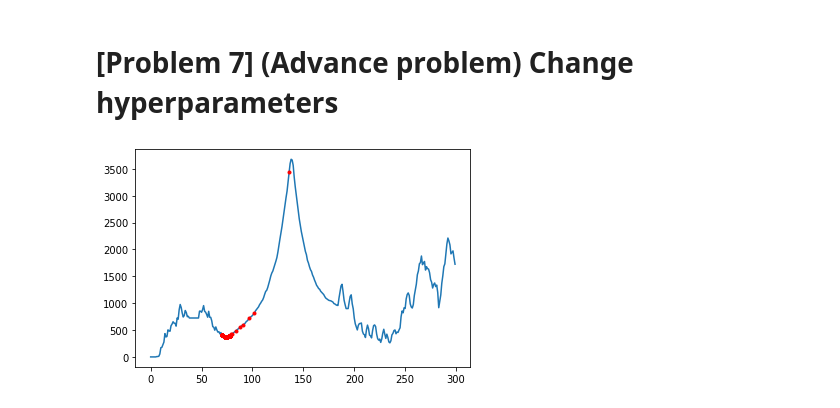
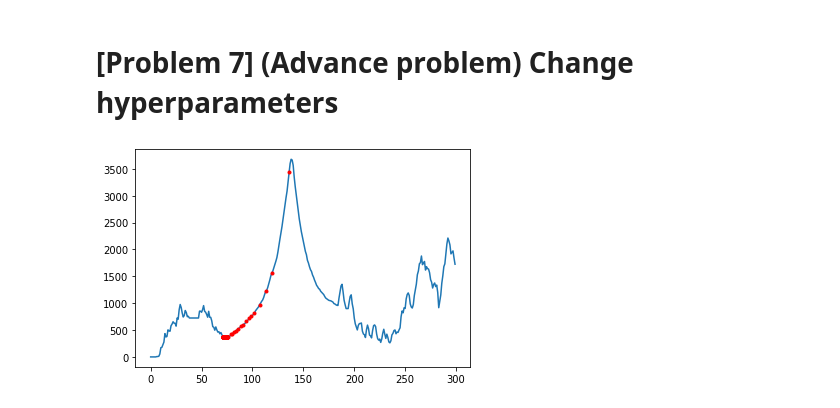
Before and after one commit to tiviluson/diveintocode-ml, a Jupyter notebook: Assignment_2b_A_question_of_going_down_Mt_Fuji.ipynb, the cells around one changed output. Cells and saved outputs as stored; diff of their text form; code cells hidden in the pictures.

```diff
--- a/Assignment_2b_A_question_of_going_down_Mt_Fuji.ipynb
+++ b/Assignment_2b_A_question_of_going_down_Mt_Fuji.ipynb
@@ -61,7 +61,7 @@ IndexError:
 def going_down(current_point, elevation=fuji.T[3], number_of_steps=100, alpha=0.2):
     res = [current_point]
     for i in range(number_of_steps):
-        current_point = calculate_destination(current_point)
+        current_point = calculate_destination(current_point, alpha=alpha)
         res.append(current_point)
     return res
 
@@ -87,9 +87,9 @@ plt.show()
 # %% [markdown]
 # [Problem 7] (Advance problem) Change hyperparameters
 # %%
-path = going_down(136, alpha=0)
+path = going_down(136, alpha=0.1)
 plt.plot(fuji.T[0], fuji.T[3])
 plt.plot(path, [fuji.T[3][i] for i in path], 'r.')
 plt.show()
 # %% [output]
-[figure, old version]
+[figure, new version]
```
Also changed, not shown: 1 other file.
